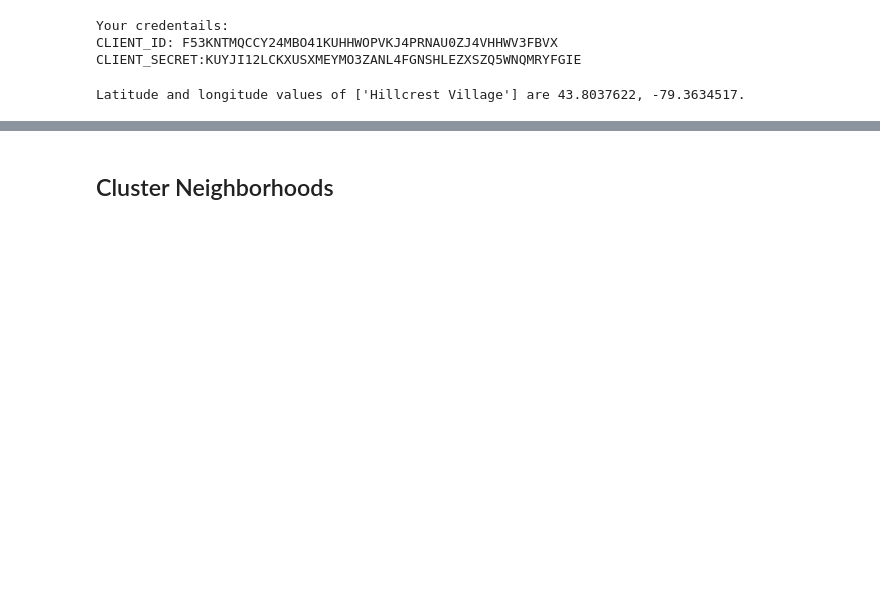
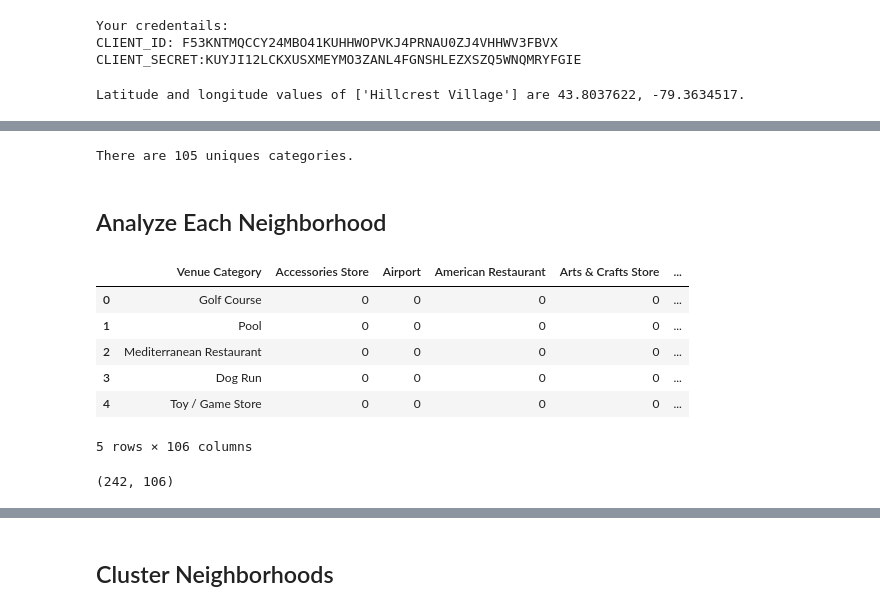
Before and after one commit to ivanephra/Coursera_Capston, a Jupyter notebook: Segmenting and clustering neighborhoods .ipynb, the cells around one changed output, grey strips where cells are left out. Cells and saved outputs as stored; diff of their text form; code cells hidden in the pictures; blank space fills up the shorter version.

```diff
--- a/Segmenting and clustering neighborhoods .ipynb
+++ b/Segmenting and clustering neighborhoods .ipynb
@@ -392,0 +553,32 @@ Latitude and longitude values of ['Hillcrest Village'] are 43.8037622, -79.36345
+# %%
+#Let's find out how many unique categories can be curated from all the returned venues
+print('There are {} uniques categories.'.format(len(NorthYork_venues['Venue Category'].unique())))
+# %% [output]
+There are 105 uniques categories.
+# %% [markdown]
+## Analyze Each Neighborhood
+# %%
+# one hot encoding
+NorthYork_onehot = pd.get_dummies(NorthYork_venues[['Venue Category']], prefix="", prefix_sep="")
+
+# add Venue Category column back to dataframe
+NorthYork_onehot['Venue Category'] = NorthYork_venues['Venue Category']
+
+# move neighborhood column to the first column
+fixed_columns = [NorthYork_onehot.columns[-1]] + list(NorthYork_onehot.columns[:-1])
+NorthYork_onehot = NorthYork_onehot[fixed_columns]
+
+NorthYork_onehot.head()
+# %% [output]
+|  | Venue Category | Accessories Store | Airport | American Restaurant | Arts & Crafts Store | ... |
+| 0 | Golf Course | 0 | 0 | 0 | 0 | ... |
+| 1 | Pool | 0 | 0 | 0 | 0 | ... |
+| 2 | Mediterranean Restaurant | 0 | 0 | 0 | 0 | ... |
+| 3 | Dog Run | 0 | 0 | 0 | 0 | ... |
+| 4 | Toy / Game Store | 0 | 0 | 0 | 0 | ... |
+5 rows × 106 columns
+# %%
+#And let's examine the new dataframe size
+NorthYork_onehot.shape
+# %% [output]
+(242, 106)
```
Also changed, not shown: parts of 11 cells of this notebook.
